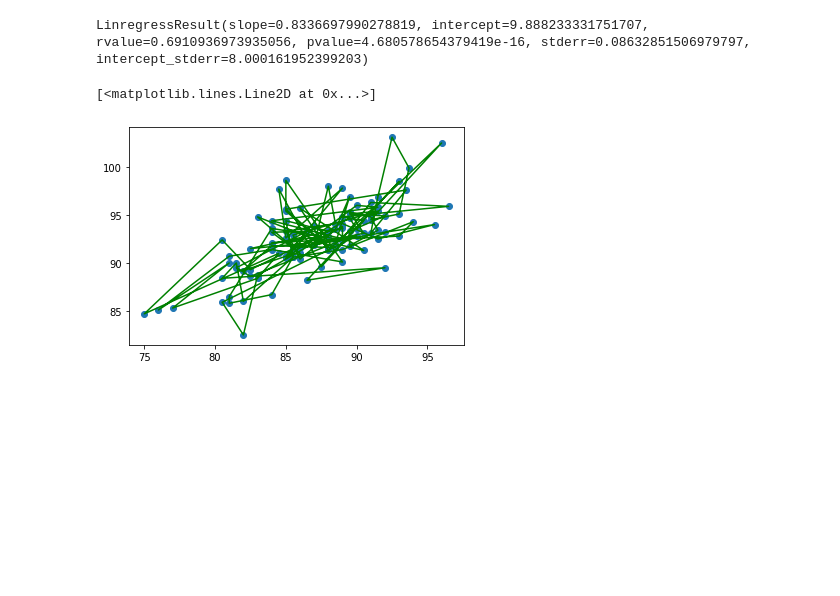
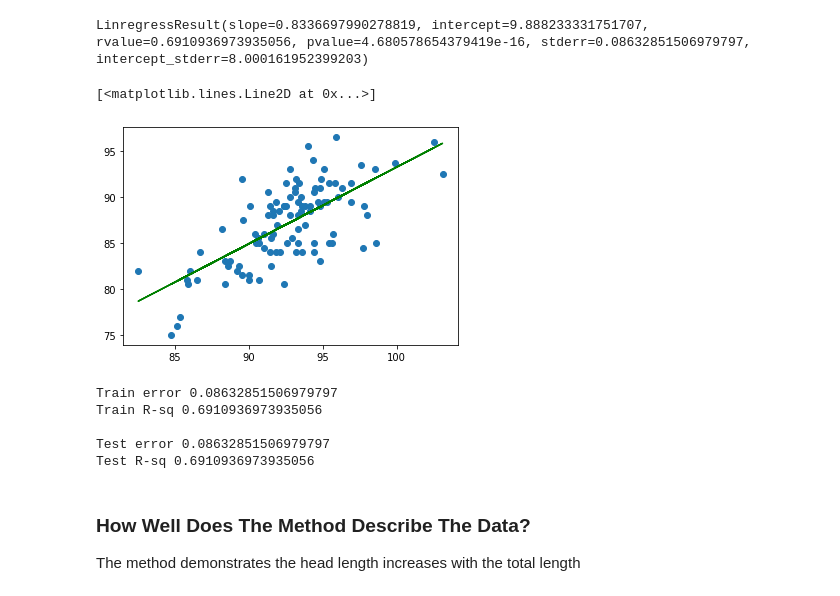
Before and after one commit to 1mimiiha/Homework2, a Jupyter notebook: notebook/example.ipynb, the cells around one changed output. Cells and saved outputs as stored; diff of their text form; code cells hidden in the pictures; blank space fills up the shorter version.

```diff
--- a/notebook/example.ipynb
+++ b/notebook/example.ipynb
@@ -38,12 +39,25 @@ def linear_line(x, m, b):
 
     y = linear_line(x, m, b)
 # %%
+lin = stats.linregress(df["hdlngth"], df["totlngth"])
 stats.linregress(df["hdlngth"], df["totlngth"])
 # %% [output]
 LinregressResult(slope=0.8336697990278819, intercept=9.888233331751707, rvalue=0.6910936973935056, pvalue=4.680578654379419e-16, stderr=0.08632851506979797, intercept_stderr=8.000161952399203)
 # %%
 plt.scatter(df["hdlngth"], df["totlngth"])
-plt.plot(df["hdlngth"], linear_line(df["totlngth"], color='green')
+plt.plot(df["hdlngth"], linear_line(df["hdlngth"], lin.slope, lin.intercept), color='green')
 # %% [output]
 [<matplotlib.lines.Line2D at 0x...>]
-[figure, old version]
+[figure, new version]
+# %%
+print("Train error",lin.stderr)
+print("Train R-sq",lin.rvalue)
+
+print("\nTest error",lin.stderr)
+print("Test R-sq",lin.rvalue)
+# %% [output]
+Train error 0.08632851506979797
+Train R-sq 0.6910936973935056
+
+Test error 0.08632851506979797
+Test R-sq 0.6910936973935056
@@ -49,0 +68,3 @@ plt.plot(df["hdlngth"], linear_line(df["totlngth"], color='green')
+# %% [markdown]
+### How Well Does The Method Describe The Data?
+The method demonstrates the head length increases with the total length
```
Also changed, not shown: parts of 32 cells of this notebook.
